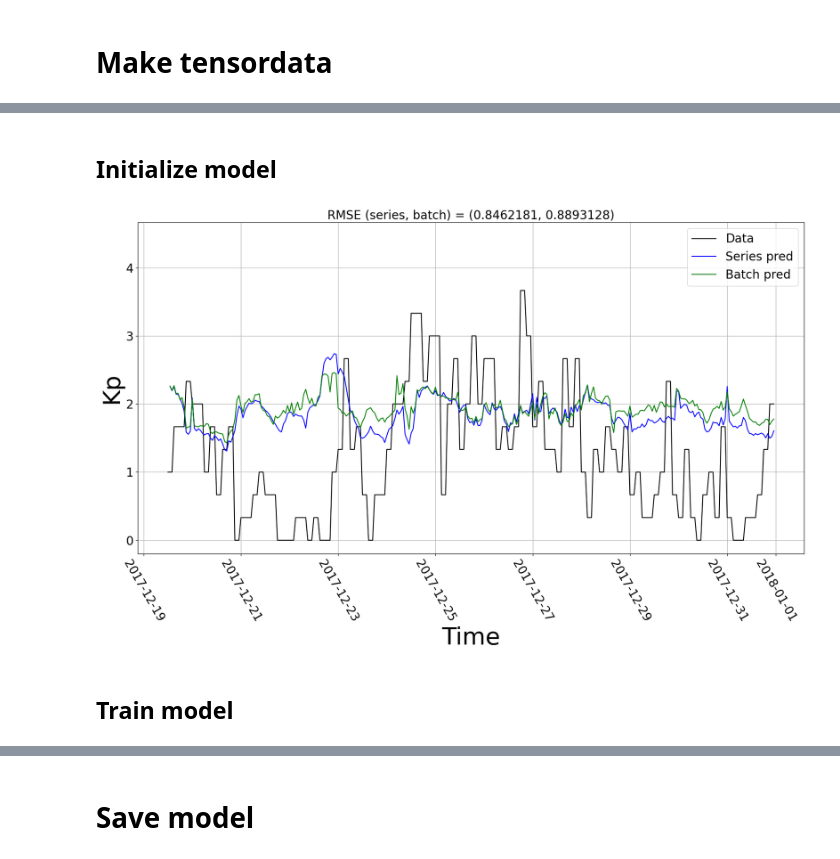
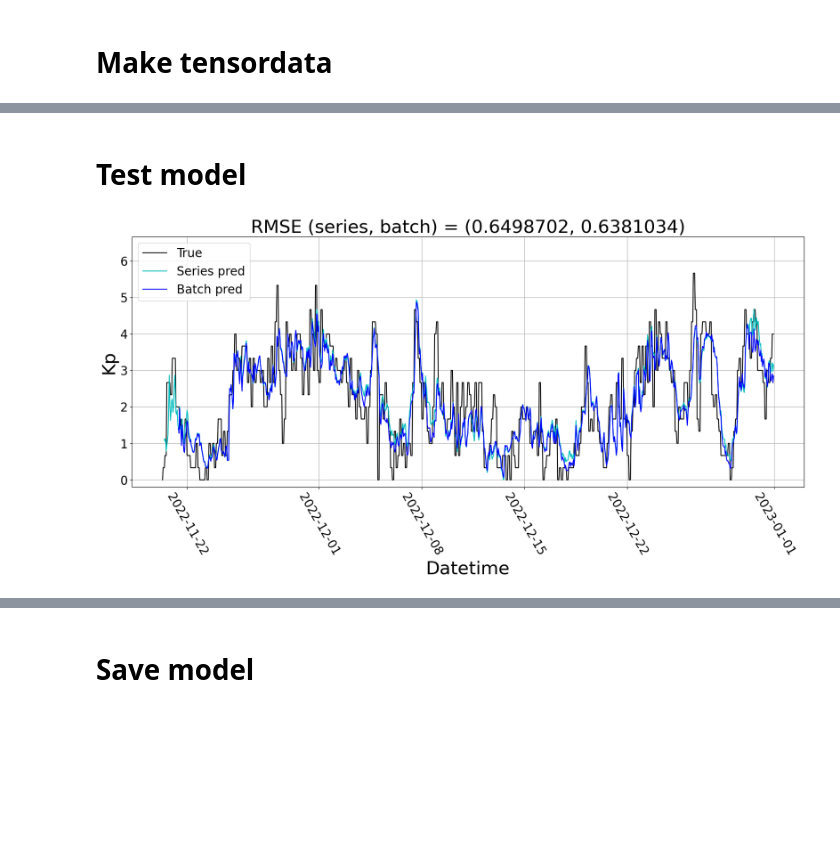
Before and after one commit to John1117/ReDSCOVR_PythonProject, a Jupyter notebook: model_training.ipynb, the cells around one changed output, grey strips where cells are left out. Cells and saved outputs as stored; diff of their text form; code cells hidden in the pictures; blank space fills up the shorter version.

```diff
--- a/model_training.ipynb
+++ b/model_training.ipynb
@@ -208,26 +15,26 @@ def plot_series(
 # %%
 dtype = np.float64
-yrs = range(2017, 2018)
+yrs = range(2016, 2023)
 
 dfs = []
 for yr in yrs:
-    yr_df = pd.read_csv(f'data/annual_data/model_data/model_{yr}_1min_data.csv', index_col='t', parse_dates=True, dtype=dtype)
+    yr_df = pd.read_csv(f'model_data/model_{yr}_1min_data.csv', index_col='t', parse_dates=True, dtype=dtype)
     dfs.append(yr_df)
 orig_df = pd.concat(dfs)
 # %% [markdown]
 # Preprocess (resample time resolution, split, standardize, fill nan) data
 # %%
 t_res = pd.Timedelta('1hr')
-split_ratio=0.5
+split_ratio=0.75
 fill_nan_val=0
 
 train_df, test_df, train_mean, train_std = preprocess_dataframe(orig_df, t_res, split_ratio, fill_nan_val)
 # %% [markdown]
 # Make tensordata
 # %%
-input_window = 1 #int(pd.Timedelta('12hr') / t_res)
-offset = 1 #int(pd.Timedelta('2hr') / t_res)
-label_window = 1
+input_window = 24 # 24hr
+offset = 3 # 3hr
+label_window = 1 # one-point
 
 train_inputs, train_labels, test_inputs, test_labels = make_tensordata(
     train_df,
@@ -240 +51,20 @@ train_inputs, train_labels, test_inputs, test_labels = make_tensordata(
+# %%
+hidden_size = 128
+
+# Load model:
+# lstm_model = torch.load('trained_model/3hr_lastm_model.pt')
+lstm_model = LSTMModel(hidden_size=hidden_size, feature_size=len(train_df.columns), input_window=input_window, label_window=label_window)
+
+plot_series(
+    test_df,
+    train_mean,
+    train_std,
+    start=-100,
+    end=None,
+    input_window=input_window,
+    label_window=label_window,
+    offset=offset,
+    model=lstm_model,
+    pred_type='both'
+)
 # %% [markdown]
@@ -242,24 +92,18 @@ train_inputs, train_labels, test_inputs, test_labels = make_tensordata(
 # %% [markdown]
-## Initialize model
+# Test model
 # %%
-hidden_size = 8
-
-lstm_model = LSTMModel(hidden_size=hidden_size, feature_size=len(train_df.columns), input_window=input_window, label_window=label_window)
-
 plot_series(
     test_df,
     train_mean,
     train_std,
-    start=-300,
+    start=-1000,
     end=None,
     input_window=input_window,
     label_window=label_window,
     offset=offset,
     model=lstm_model,
     pred_type='both'
 )
 # %% [output]
-[figure, old version]
+[figure, new version]
-# %% [markdown]
-## Train model
 # %%
```
Also changed, not shown: parts of 23 cells of this notebook, 3 other files.
